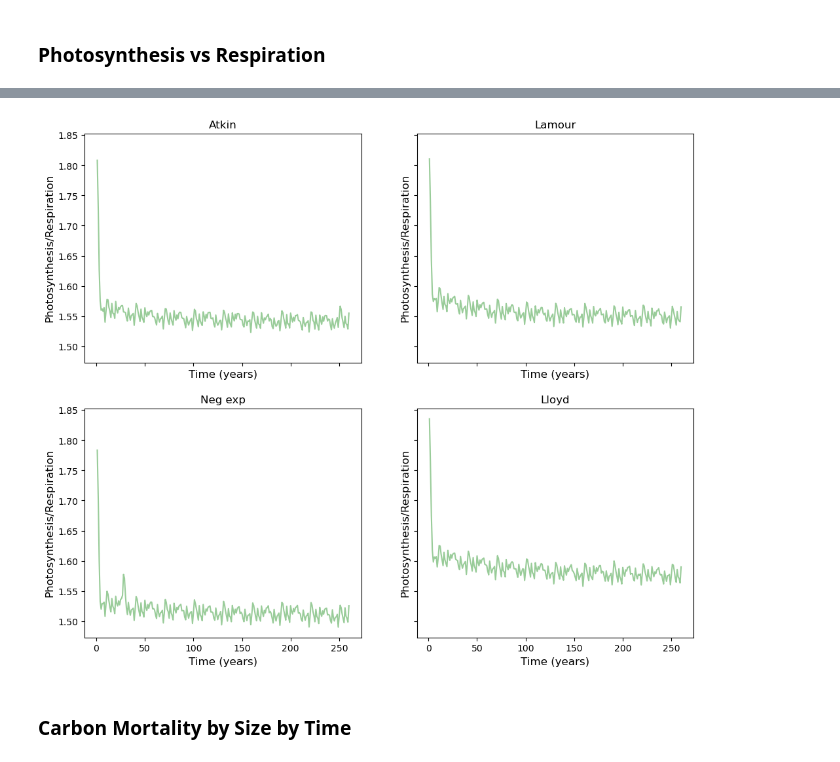
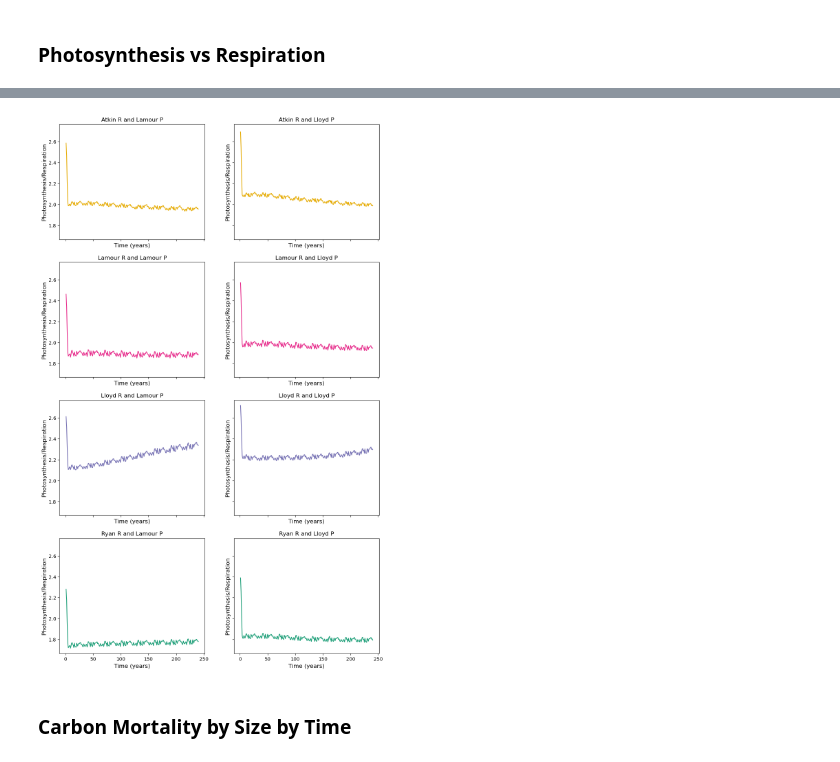
Before and after one commit to dey3434/suli_internship, a Jupyter notebook: SULI Project - Benchmarking and Testing.ipynb, the cells around one changed output, grey strips where cells are left out. Drawn from its saved outputs; the diff is of its cells as text; code cells hidden in the pictures.

```diff
--- a/SULI Project - Benchmarking and Testing.ipynb
+++ b/SULI Project - Benchmarking and Testing.ipynb
@@ -110,7 +110,11 @@ bcie2time = bcie2.variables['time'] / 365
 #bcie3 = '/Users/sharmiladey/Desktop/bci_ensemble_2pfts_vert_scaling.Eb645be3aa2-Ff47577fa.2023-07-03.h0.ensemble.sofar.nc'
 #2pfts, 50 years, 3 leaf layers
 #bcie3 = '/Users/sharmiladey/Desktop/bci_ensemble_2pfts_vert_scaling.Eb645be3aa2-Ff47577fa.2023-07-05.h0.ensemble.sofar.nc'
-bcie3 = '/Users/sharmiladey/Desktop/bci_ensemble_2pfts_vert_scaling_slatop1.5.Eb645be3aa2-Ff47577fa.2023-07-05.h0.ensemble.sofar.nc'
+#-------
+#bcie3 = '/Users/sharmiladey/Desktop/bci_ensemble_2pfts_vert_scaling_slatop1.5.Eb645be3aa2-Ff47577fa.2023-07-05.h0.ensemble.sofar.nc'
+#first run with all 8 models! has a fates bug tho
+#bcie3 = '/Users/sharmiladey/Desktop/bci_ensemble_2pfts_vert_vcmax_scaling.Eb645be3aa2-F00b6500c.2023-07-14.h0.ensemble.sofar.nc'
+bcie3 = '/Users/sharmiladey/Desktop/bci_ensemble_2pfts_vert_vcmax_scaling.Eb645be3aa2-F2cdbefb8.2023-07-17.h0.ensemble.sofar.nc'
 bcie3 = xr.open_dataset(bcie3, decode_times=False)
 bcie3time = bcie3.variables['time'] / 365
 
@@ -150,0 +141,13 @@ print(optimizedParameters)
+# %%
+paired = cm.get_cmap('Paired', 10)
+colormap = paired(range(10))
+
+#f1ax0.plot(cumulative_lai, nscaler_lloyd, color=colormap[0], label='Lloyd')
+#f1ax0.plot(cumulative_lai, nscaler_lloyd, color=colormap[3], label='Atkin')
+#f1ax0.plot(cumulative_lai, nscaler_lamour, color=colormap[5], label='Lamour')
+#f1ax0.plot(cumulative_lai, nscaler_lloyd, color=colormap[2], label='Ryan')
+
+set3 = cm.get_cmap('Dark2', 11)
+colormap2 = set3(range(11))
+
+print(bcie3time)
@@ -658,7 +763,7 @@ f1ax3.legend(prop={'size':12})
 ### Photosynthesis vs Respiration
 # %%
 nyears = int(len(bcie.variables['time']))
-tave_start = nyears - 10
+tave_start = nyears - 50
 tave_stop  = nyears
 
 ps = bcie3.FATES_GPP_PF * (10000 / 1000) * (86400*365)
@@ -671,25 +776,60 @@ resp = np.squeeze(resp.sum(dim='fates_levpft'))
 
 ratio = ps/resp
 
-fig1, ((f1ax0, f1ax1), (f1ax2, f1ax3)) = plt.subplots(nrows=2, ncols=2, figsize=(12, 10), sharex=True, sharey=True)
+fig1, ((f1ax0, f1ax1), (f1ax2, f1ax3), (f1ax4, f1ax5), (f1ax6, f1ax7)) = plt.subplots(nrows=4, ncols=2, figsize=(12, 20), sharex=True, sharey=True)
 
-f1ax0.plot(bcie3time, ratio[0,:], color='green', alpha = 0.4)
+#Atkin R and Lamour P
+f1ax0.plot(bcie3time, ratio[0,:], color=colormap2[7])
 f1ax0.set_xlabel(r'Time (years)', fontsize=12)
 f1ax0.set_ylabel(r'Photosynthesis/Respiration', fontsize=12)
-f1ax0.set_title(r'Atkin')
+f1ax0.set_title(r'Atkin R and Lamour P')
 
-f1ax1.plot(bcie3time, ratio[1,:], color='green', alpha=0.4)
+#Atkin R and Lloyd P
+f1ax1.plot(bcie3time, ratio[4,:], color=colormap2[7])
 f1ax1.set_xlabel(r'Time (years)', fontsize=12)
 f1ax1.set_ylabel(r'Photosynthesis/Respiration', fontsize=12)
-f1ax1.set_title(r'Lamour')
+f1ax1.set_title(r'Atkin R and Lloyd P')
 
-f1ax2.plot(bcie3time, ratio[2,:], color='green', alpha=0.4)
+#Lamour R and Lamour P
+f1ax2.plot(bcie3time, ratio[1,:], color=colormap2[4])
 f1ax2.set_xlabel(r'Time (years)', fontsize=12)
 f1ax2.set_ylabel(r'Photosynthesis/Respiration', fontsize=12)
-f1ax2.set_title(r'Neg exp')
+f1ax2.set_title(r'Lamour R and Lamour P')
 
-f1ax3.plot(bcie3time, ratio[3,:], color='green', alpha=0.4)
+#Lamour R and Lloyd P
+f1ax3.plot(bcie3time, ratio[5,:], color=colormap2[4])
 f1ax3.set_xlabel(r'Time (years)', fontsize=12)
 f1ax3.set_ylabel(r'Photosynthesis/Respiration', fontsize=12)
-f1ax3.set_title(r'Lloyd')
+f1ax3.set_title(r'Lamour R and Lloyd P')
+
+#Lloyd R and Lamour P
+f1ax4.plot(bcie3time, ratio[2,:], color=colormap2[3])
+f1ax4.set_xlabel(r'Time (years)', fontsize=12)
+f1ax4.set_ylabel(r'Photosynthesis/Respiration', fontsize=12)
+f1ax4.set_title(r'Lloyd R and Lamour P')
+
+#Lloyd R and Lloyd P
+f1ax5.plot(bcie3time, ratio[6,:], color=colormap2[3])
+f1ax5.set_xlabel(r'Time (years)', fontsize=12)
+f1ax5.set_ylabel(r'Photosynthesis/Respiration', fontsize=12)
+f1ax5.set_title(r'Lloyd R and Lloyd P')
+
+#Ryan R and Lamour P
+f1ax6.plot(bcie3time, ratio[3,:], color=colormap2[0])
+f1ax6.set_xlabel(r'Time (years)', fontsize=12)
+f1ax6.set_ylabel(r'Photosynthesis/Respiration', fontsize=12)
+f1ax6.set_title(r'Ryan R and Lamour P')
+
+#Ryan R and Lloyd P
+f1ax7.plot(bcie3time, ratio[7,:], color=colormap2[0])
+f1ax7.set_xlabel(r'Time (years)', fontsize=12)
+f1ax7.set_ylabel(r'Photosynthesis/Respiration', fontsize=12)
+f1ax7.set_title(r'Ryan R and Lloyd P')
+
+print(ratio.shape)
+print(ratio.dims)
+ratio = ratio.isel(time=slice(tave_start, tave_stop))
+ratio = ratio.mean(dim="time")
+print(ratio.shape)
+print(ratio.dims)
 # %% [output]
@@ -697,4 +840,4 @@ Text(0.5, 1.0, 'Lloyd')
-[figure, old version]
+[figure, new version]
 # %% [markdown]
 ### Carbon Mortality by Size by Time
 # %%
```
Also changed, not shown: parts of 22 cells of this notebook.
